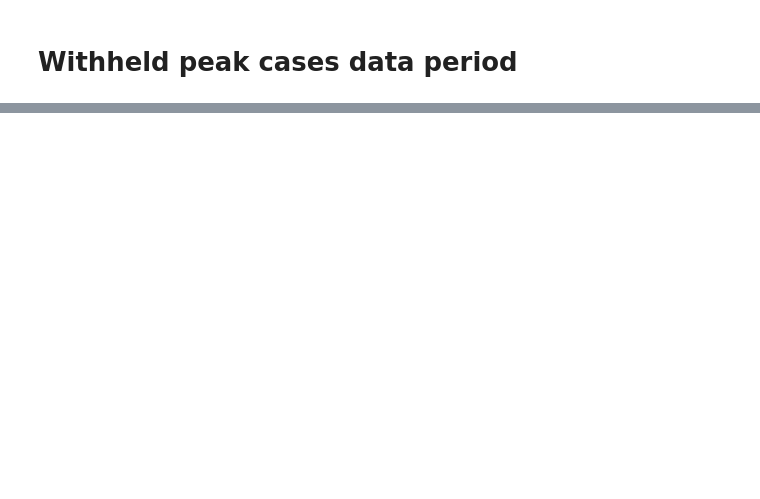
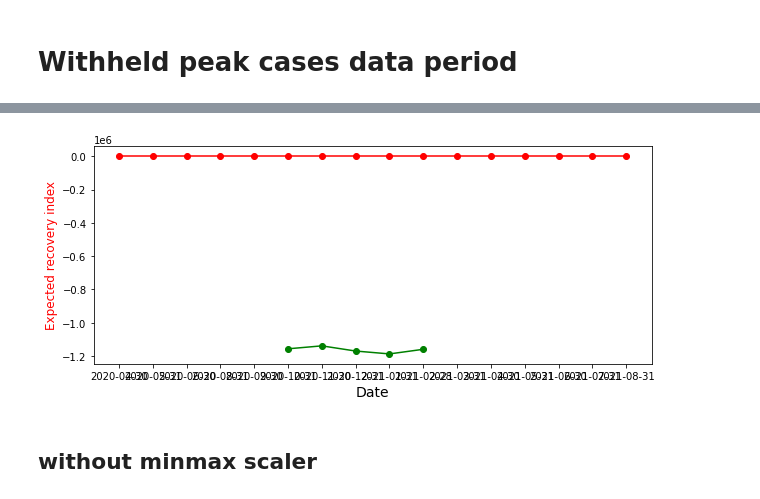
Before and after one commit to elizabethyoo/team_9, a Jupyter notebook: OLS.ipynb, the cells around one changed output, grey strips where cells are left out. Cells and saved outputs as stored; diff of their text form; code cells hidden in the pictures; blank space fills up the shorter version.

```diff
--- a/OLS.ipynb
+++ b/OLS.ipynb
@@ -105,10 +112,9 @@ SyntaxError: ignored
 # %%
-df_to_model = df_no_peak.drop(columns=col_to_drop)
-df_to_model['Series_Complete_Pop_Pct'] = df_to_model['Series_Complete_Pop_Pct'].fillna(0)
+df_to_model = df_no_peak.drop(columns= ['Series_Complete_Pop_Pct','new_deaths_per_1_mill_pop','fatality_rate'])
 
-X = df_to_model.drop(columns='expected_recovery')
-y = df_to_model.loc[:,'expected_recovery']
+X_no_peak = df_to_model.drop(columns='expected_recovery')
+y_no_peak = df_to_model.loc[:,'expected_recovery']
 
 scaler = MinMaxScaler()
-X_transformed = scaler.fit_transform(X)
+X_transformed_no_peak = scaler.fit_transform(X_no_peak)
 # %%
@@ -141,0 +164,10 @@ r = results.get_robustcov_results()
+# %%
+X_test = df_peak.drop(columns='expected_recovery').drop(columns= ['Series_Complete_Pop_Pct','new_deaths_per_1_mill_pop','fatality_rate'])
+y_test = df_peak.loc[:,'expected_recovery']
+
+X_test_transformed = scaler.fit_transform(X_test)
+X_test_transformed_sm = pd.DataFrame(X_test_transformed, columns= X_test.columns,index=y_test.index)
+
+
+X_test_transformed_sm = sm.add_constant(X_test_transformed_sm)
+y_test_pred = results_peak.predict(X_test_transformed_sm)
@@ -141,0 +186,29 @@ r = results.get_robustcov_results()
+# %%
+X_test_transformed_sm['predicted_eri'] = y_test_pred
+predicted_eri = pd.DataFrame(y_test_pred, columns=['predicted_eri'], index=y_test.index)
+# %%
+title = 'Expected recovery index & New Cases Per Million Population: '
+fig,ax = plt.subplots(figsize =(10,4))
+ax.plot(df.groupby(df.index)['expected_recovery'].mean(), color="red", marker="o")
+ax.plot(predicted_eri.groupby(predicted_eri.index)['predicted_eri'].mean(), color="green", marker="o")
+ax.set_xlabel("Date",fontsize=14)
+# ax.set_ylim([-0.8,-0.22])
+ax.set_ylabel('Expected recovery index',color="red",fontsize=12)
+
+# fmt_month = mdates.MonthLocator()
+# ax.xaxis.set_minor_locator(fmt_month)
+# ax.xaxis.set_major_formatter(mdates.DateFormatter('%Y-%m'))
+
+# ax2=ax.twinx()
+# ax2.plot(df.groupby(df.index)['new_cases_per_1_mill_pop'].mean(), color="blue", marker="o")
+# ax2.set_ylabel('New Cases Per Million Population',color="blue",fontsize=12)
+# # ax2.set_ylim([20,46000])
+# plt.title(title + 'National level', fontsize=16)
+# rect =ax.axvspan('2021-06-30', '2021-08-31', alpha=0.5)
+# ax.legend([rect], ['COVID-19 \nDelta Variant Wave'], loc=2)
+# fig.autofmt_xdate()
+plt.show()
+# %% [output]
+[figure, added]
+# %% [markdown]
+## without minmax scaler
```
Also changed, not shown: parts of 23 cells of this notebook.
